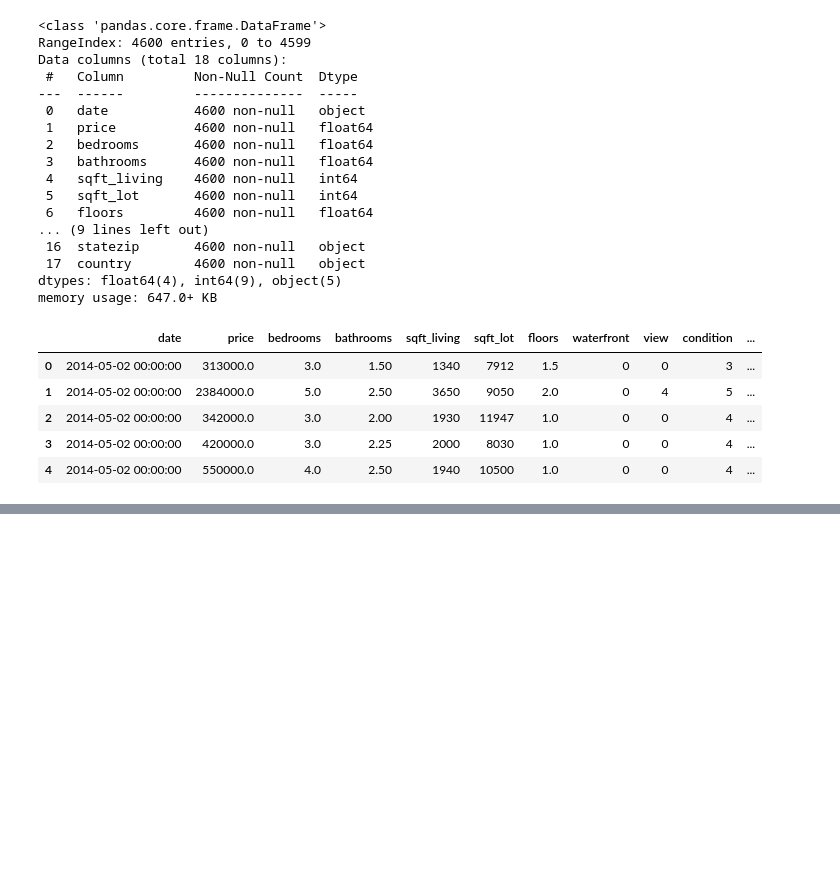
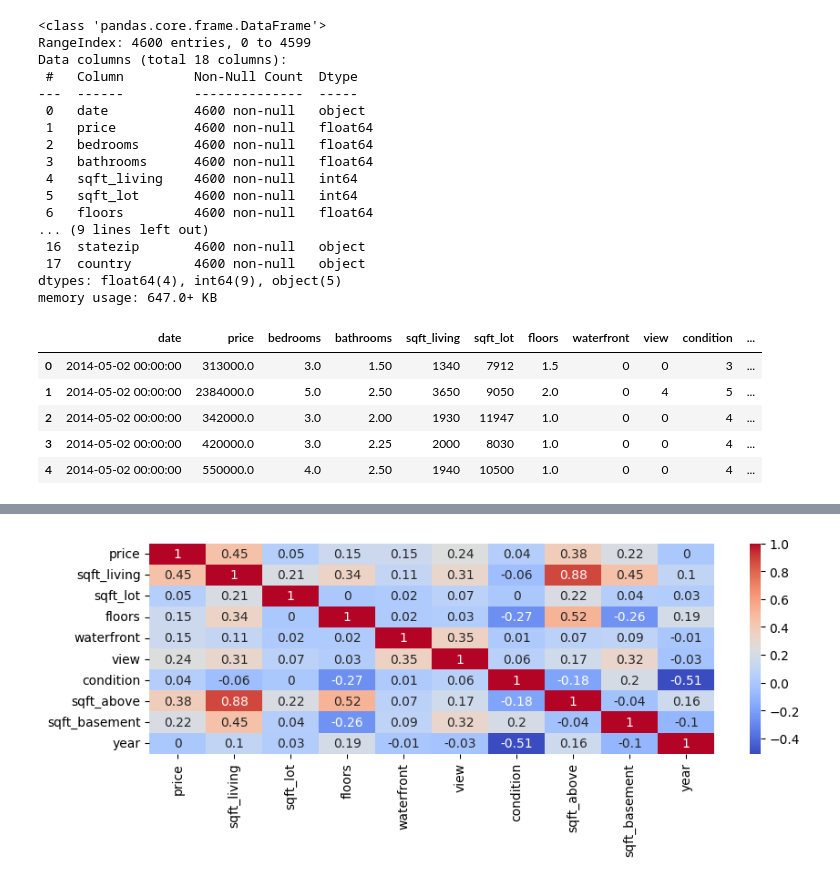
Before and after one commit to CoderMayankD/HousePricePrediction, a Jupyter notebook: Model.ipynb, the cells around one changed output, grey strips where cells are left out. Cells and saved outputs as stored; diff of their text form; code cells hidden in the pictures; blank space fills up the shorter version.

```diff
--- a/Model.ipynb
+++ b/Model.ipynb
@@ -56,0 +79,8 @@ df.head()
+# %%
+column_names=['price', 'sqft_living', 'sqft_lot',
+       'floors', 'waterfront', 'view', 'condition', 'sqft_above',
+       'sqft_basement', 'year']
+# %%
+df.price.value_counts()
+df.price.replace(0.0,np.nan,inplace=True)
+df.price.dropna(axis=0,inplace=True)
@@ -56,0 +107,3 @@ df.head()
+# %%
+df=df.dropna()
+df.isna().sum()
@@ -56,0 +145,6 @@ df.head()
+# %%
+
+fig, ax = plt.subplots(figsize=(10, 3))
+ax=sns.heatmap(round(df[column_names].corr(),2), annot=True, cmap="coolwarm")
+# %% [output]
+[figure, added]
```
Also changed, not shown: parts of 14 cells of this notebook, 2 other files.
